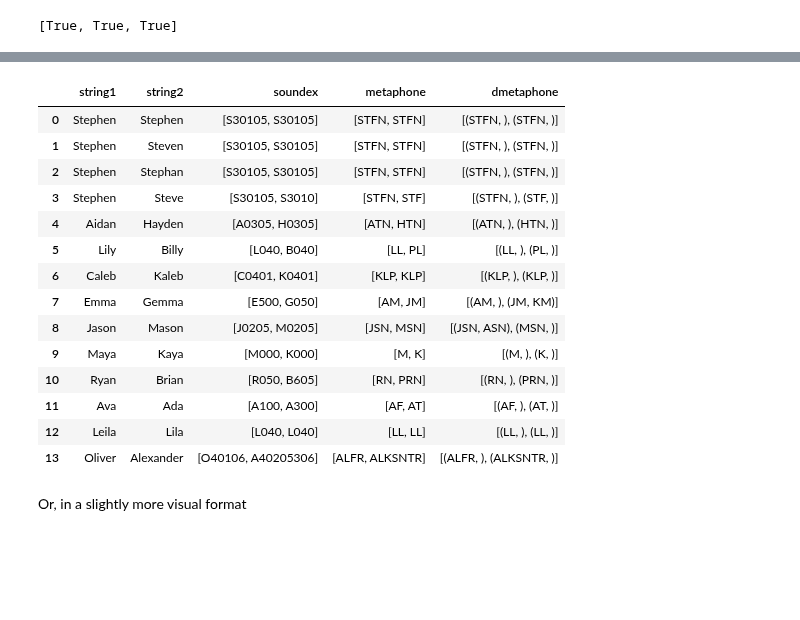
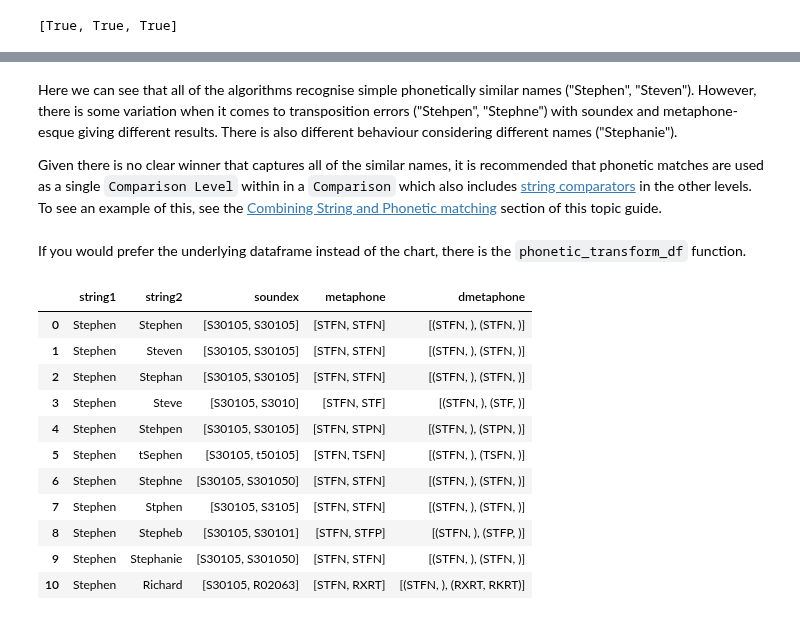
Before and after one commit to moj-analytical-services/splink, a Jupyter notebook: docs/topic_guides/choosing_comparators.ipynb, the cells around one changed output, grey strips where cells are left out. Drawn from its saved outputs; the diff is of its cells as text; code cells hidden in the pictures; blank space fills up the shorter version.

Commit message:
Update notebook, functions and add to yaml

```diff
--- a/docs/topic_guides/choosing_comparators.ipynb
+++ b/docs/topic_guides/choosing_comparators.ipynb
@@ -139,0 +156,7 @@ df.head()
+# %%
+data = {'string1': ['Stephen', 'Stephen', 'Stephen', 'Stephen', 'Stephen', 'Stephen', 'Stephen', 'Stephen', 'Stephen', 'Stephen', 'Stephen'],
+        'string2': ['Stephen', 'Steven', 'Stephan', 'Steve',  'Stehpen', 'tSephen', 'Stephne', 'Stphen', 'Stepheb', 'Stephanie', 'Richard'],
+        'error_type': ['None', 'Spelling Variation', 'Spelling Variation/Similar Name', 'Nickname/Alias', 'Transposition', 'Transposition', 'Transposition', 'Deletion', 'Replacement', 'Different Name', 'Different Name']}
+
+df = pd.DataFrame(data)
+df
@@ -140,20 +182,21 @@ df.head()
+# %% [markdown]
+Here we can see that all of the algorithms recognise simple phonetically similar names ("Stephen", "Steven"). However, there is some variation when it comes to transposition errors ("Stehpen", "Stephne") with soundex and metaphone-esque giving different results. There is also different behaviour considering different names ("Stephanie").
+
+Given there is no clear winner that captures all of the similar names, it is recommended that phonetic matches are used as a single `Comparison Level` within in a `Comparison` which also includes [string comparators](#choosing-string-comparators) in the other levels. To see an example of this, see the [Combining String and Phonetic matching](#combining-string-and-phonetic-matching) section of this topic guide.
+# %% [markdown]
+If you would prefer the underlying dataframe instead of the chart, there is the `phonetic_transform_df` function.
 # %%
-ch.phonetic_transform_df(df, "string1", "string2")
+ch.phonetic_transform_df(data, "string1", "string2")
 # %% [output]
 |  | string1 | string2 | soundex | metaphone | dmetaphone |
 | 0 | Stephen | Stephen | [S30105, S30105] | [STFN, STFN] | [(STFN, ), (STFN, )] |
 | 1 | Stephen | Steven | [S30105, S30105] | [STFN, STFN] | [(STFN, ), (STFN, )] |
 | 2 | Stephen | Stephan | [S30105, S30105] | [STFN, STFN] | [(STFN, ), (STFN, )] |
 | 3 | Stephen | Steve | [S30105, S3010] | [STFN, STF] | [(STFN, ), (STF, )] |
-| 4 | Aidan | Hayden | [A0305, H0305] | [ATN, HTN] | [(ATN, ), (HTN, )] |
-| 5 | Lily | Billy | [L040, B040] | [LL, PL] | [(LL, ), (PL, )] |
-| 6 | Caleb | Kaleb | [C0401, K0401] | [KLP, KLP] | [(KLP, ), (KLP, )] |
-| 7 | Emma | Gemma | [E500, G050] | [AM, JM] | [(AM, ), (JM, KM)] |
-| 8 | Jason | Mason | [J0205, M0205] | [JSN, MSN] | [(JSN, ASN), (MSN, )] |
-| 9 | Maya | Kaya | [M000, K000] | [M, K] | [(M, ), (K, )] |
-| 10 | Ryan | Brian | [R050, B605] | [RN, PRN] | [(RN, ), (PRN, )] |
-| 11 | Ava | Ada | [A100, A300] | [AF, AT] | [(AF, ), (AT, )] |
-| 12 | Leila | Lila | [L040, L040] | [LL, LL] | [(LL, ), (LL, )] |
-| 13 | Oliver | Alexander | [O40106, A40205306] | [ALFR, ALKSNTR] | [(ALFR, ), (ALKSNTR, )] |
+| 4 | Stephen | Stehpen | [S30105, S30105] | [STFN, STPN] | [(STFN, ), (STPN, )] |
+| 5 | Stephen | tSephen | [S30105, t50105] | [STFN, TSFN] | [(STFN, ), (TSFN, )] |
+| 6 | Stephen | Stephne | [S30105, S301050] | [STFN, STFN] | [(STFN, ), (STFN, )] |
+| 7 | Stephen | Stphen | [S30105, S3105] | [STFN, STFN] | [(STFN, ), (STFN, )] |
+| 8 | Stephen | Stepheb | [S30105, S30101] | [STFN, STFP] | [(STFN, ), (STFP, )] |
+| 9 | Stephen | Stephanie | [S30105, S301050] | [STFN, STFN] | [(STFN, ), (STFN, )] |
+| 10 | Stephen | Richard | [S30105, R02063] | [STFN, RXRT] | [(STFN, ), (RXRT, RKRT)] |
-# %% [markdown]
-Or, in a slightly more visual format
```
Also changed, not shown: parts of 31 cells of this notebook, 3 other files.
